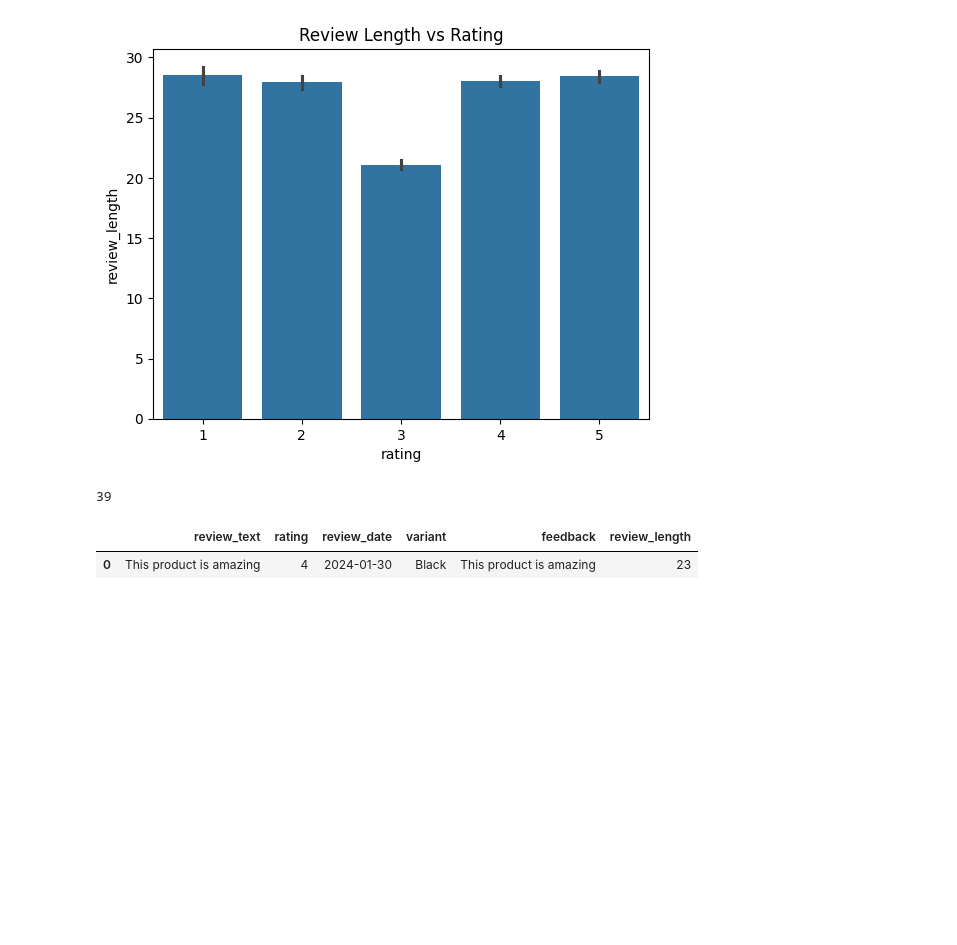
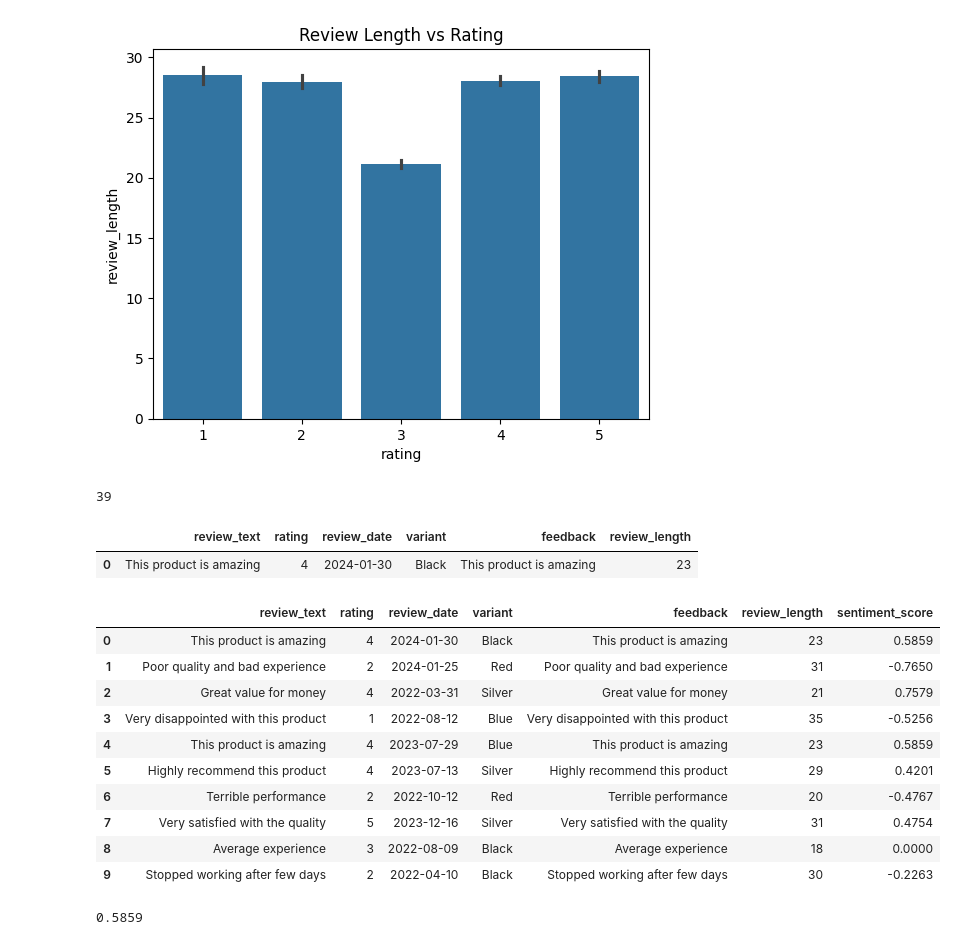
Before and after one commit to itzuditsharma/Sentiment-Analysis-Alexa, a Jupyter notebook: Review_prediction/process.ipynb, the cells around one changed output. Cells and saved outputs as stored; diff of their text form; code cells hidden in the pictures; blank space fills up the shorter version.

```diff
--- a/Review_prediction/process.ipynb
+++ b/Review_prediction/process.ipynb
@@ -78,3 +78,26 @@ df.head(1)
 # %% [output]
 |  | review_text | rating | review_date | variant | feedback | review_length |
 | 0 | This product is amazing | 4 | 2024-01-30 | Black | This product is amazing | 23 |
+# %%
+from nltk.sentiment import SentimentIntensityAnalyzer
+sia = SentimentIntensityAnalyzer()
+
+df["sentiment_score"] = df["review_text"].apply(lambda x : sia.polarity_scores(x)['compound'])
+# %%
+df.head(10)
+# %% [output]
+|  | review_text | rating | review_date | variant | feedback | review_length | sentiment_score |
+| 0 | This product is amazing | 4 | 2024-01-30 | Black | This product is amazing | 23 | 0.5859 |
+| 1 | Poor quality and bad experience | 2 | 2024-01-25 | Red | Poor quality and bad experience | 31 | -0.7650 |
+| 2 | Great value for money | 4 | 2022-03-31 | Silver | Great value for money | 21 | 0.7579 |
+| 3 | Very disappointed with this product | 1 | 2022-08-12 | Blue | Very disappointed with this product | 35 | -0.5256 |
+| 4 | This product is amazing | 4 | 2023-07-29 | Blue | This product is amazing | 23 | 0.5859 |
+| 5 | Highly recommend this product | 4 | 2023-07-13 | Silver | Highly recommend this product | 29 | 0.4201 |
+| 6 | Terrible performance | 2 | 2022-10-12 | Red | Terrible performance | 20 | -0.4767 |
+| 7 | Very satisfied with the quality | 5 | 2023-12-16 | Silver | Very satisfied with the quality | 31 | 0.4754 |
+| 8 | Average experience | 3 | 2022-08-09 | Black | Average experience | 18 | 0.0000 |
+| 9 | Stopped working after few days | 2 | 2022-04-10 | Black | Stopped working after few days | 30 | -0.2263 |
+# %%
+sia.polarity_scores(df.iloc[0]['review_text'])['compound']
+# %% [output]
+0.5859
```
Also changed, not shown: parts of 22 cells of this notebook.
